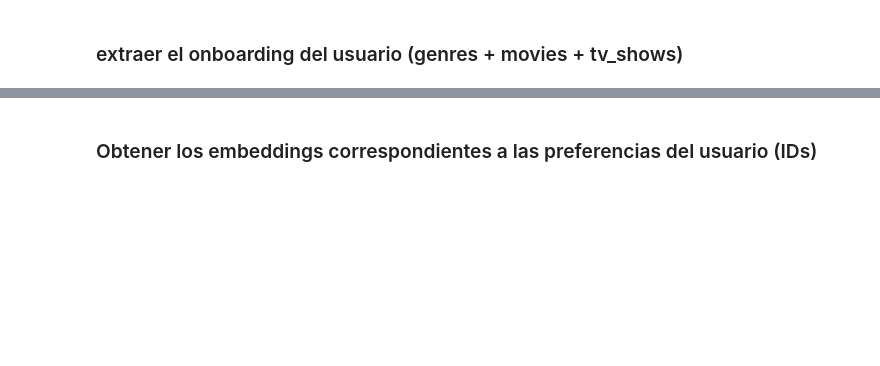
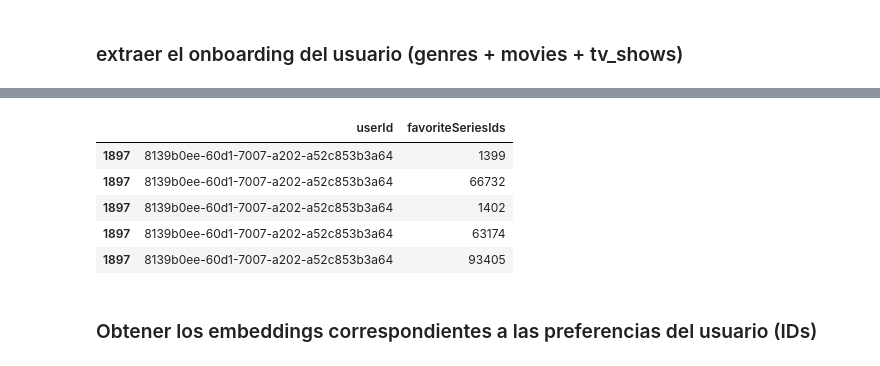
Before and after one commit to BubboApp/bubbo-data, a Jupyter notebook: recommendation-engine-alpha/from_user_pref_to_similarities.ipynb, the cells around one changed output, grey strips where cells are left out. Cells and saved outputs as stored; diff of their text form; code cells hidden in the pictures; blank space fills up the shorter version.

```diff
--- a/recommendation-engine-alpha/from_user_pref_to_similarities.ipynb
+++ b/recommendation-engine-alpha/from_user_pref_to_similarities.ipynb
@@ -77,2 +138,11 @@ else:
+# %%
+user_fav_series
+# %% [output]
+|  | userId | favoriteSeriesIds |
+| 1897 | 8139b0ee-60d1-7007-a202-a52c853b3a64 | 1399 |
+| 1897 | 8139b0ee-60d1-7007-a202-a52c853b3a64 | 66732 |
+| 1897 | 8139b0ee-60d1-7007-a202-a52c853b3a64 | 1402 |
+| 1897 | 8139b0ee-60d1-7007-a202-a52c853b3a64 | 63174 |
+| 1897 | 8139b0ee-60d1-7007-a202-a52c853b3a64 | 93405 |
 # %% [markdown]
 ### Obtener los embeddings correspondientes a las preferencias del usuario (IDs)
```
Also changed, not shown: parts of 15 cells of this notebook.
